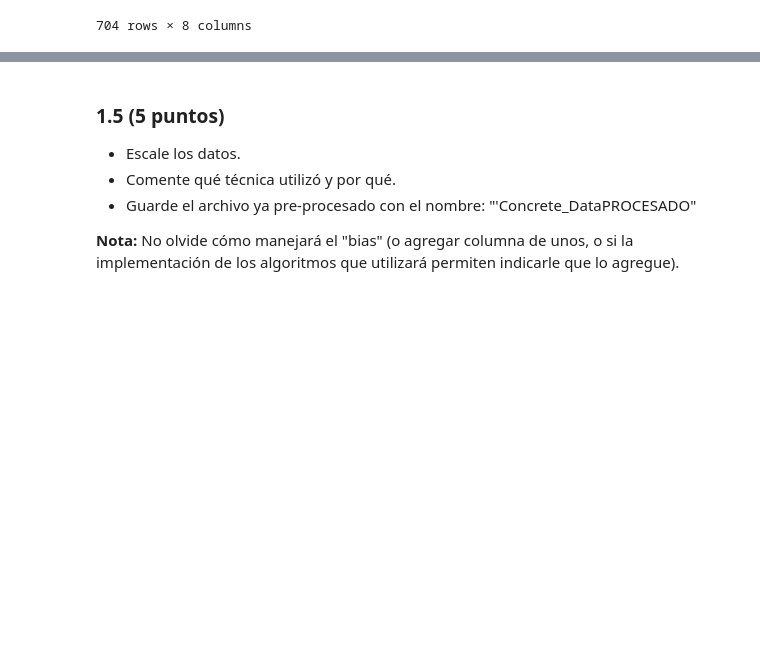
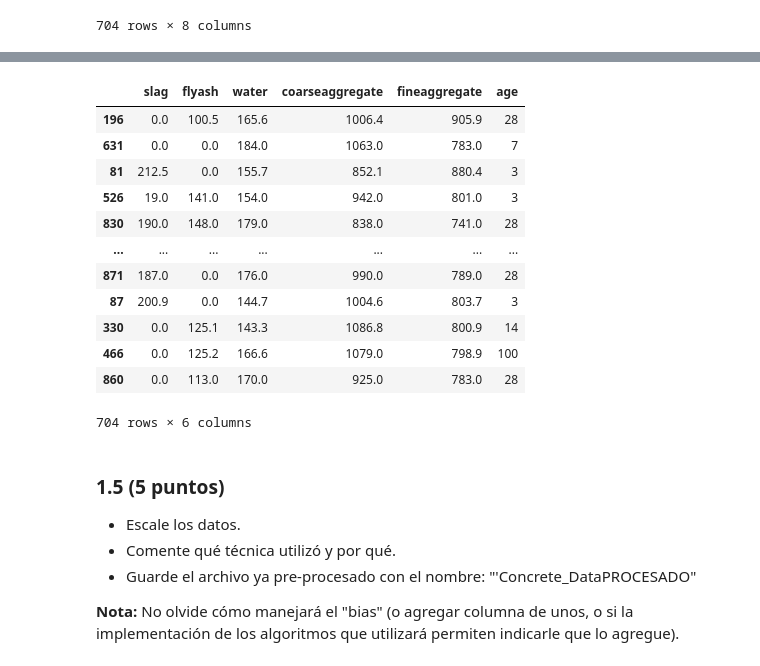
Before and after one commit to GabrielVargasR/University-Artificial-Intelligence, a Jupyter notebook: TC3 - Regression and Feature Engineering/2021-2-Trabajo Practico_03.ipynb, the cells around one changed output, grey strips where cells are left out. Cells and saved outputs as stored; diff of their text form; code cells hidden in the pictures; blank space fills up the shorter version.

```diff
--- a/TC3 - Regression and Feature Engineering/2021-2-Trabajo Practico_03.ipynb
+++ b/TC3 - Regression and Feature Engineering/2021-2-Trabajo Practico_03.ipynb
@@ -456,6 +484,20 @@ print(selector)
 # %%
-# X_trainVal.drop(columns=['age', 'csMPa'], inplace=True)
-# X_trainVal.head()
+X_trainVal_prep.drop(columns=['csMPa', 'superplasticizer'], inplace=True)
+X_trainVal_prep
+# %% [output]
+|  | slag | flyash | water | coarseaggregate | fineaggregate | age |
+| 196 | 0.0 | 100.5 | 165.6 | 1006.4 | 905.9 | 28 |
+| 631 | 0.0 | 0.0 | 184.0 | 1063.0 | 783.0 | 7 |
+| 81 | 212.5 | 0.0 | 155.7 | 852.1 | 880.4 | 3 |
+| 526 | 19.0 | 141.0 | 154.0 | 942.0 | 801.0 | 3 |
+| 830 | 190.0 | 148.0 | 179.0 | 838.0 | 741.0 | 28 |
+| ... | ... | ... | ... | ... | ... | ... |
+| 871 | 187.0 | 0.0 | 176.0 | 990.0 | 789.0 | 28 |
+| 87 | 200.9 | 0.0 | 144.7 | 1004.6 | 803.7 | 3 |
+| 330 | 0.0 | 125.1 | 143.3 | 1086.8 | 800.9 | 14 |
+| 466 | 0.0 | 125.2 | 166.6 | 1079.0 | 798.9 | 100 |
+| 860 | 0.0 | 113.0 | 170.0 | 925.0 | 783.0 | 28 |
+704 rows × 6 columns
 # %% [markdown]
 ### 1.5  (5 puntos)
 - Escale los datos.
```
Also changed, not shown: parts of 11 cells of this notebook.
